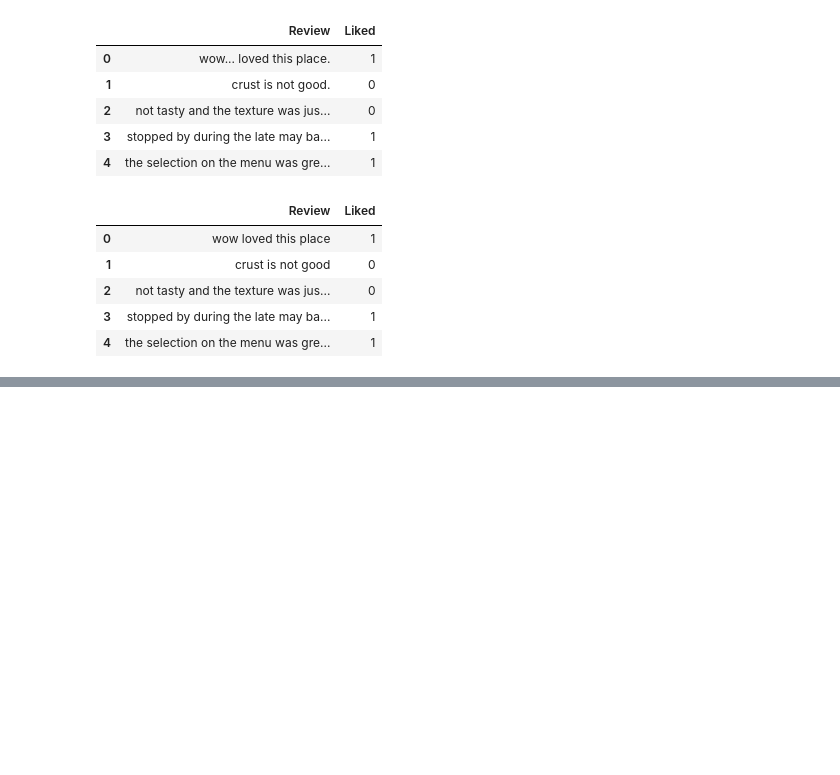
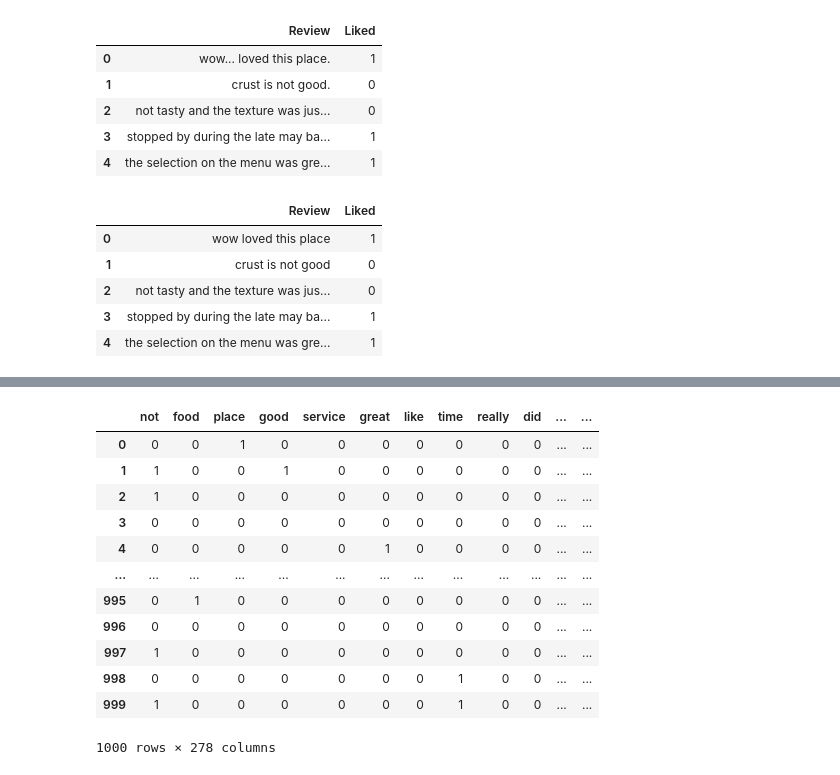
Before and after one commit to BKAPADIA04/DineDetector, a Jupyter notebook: codes/eda.ipynb, the cells around one changed output, grey strips where cells are left out. Drawn from its saved outputs; the diff is of its cells as text; code cells hidden in the pictures; blank space fills up the shorter version.

```diff
--- a/codes/eda.ipynb
+++ b/codes/eda.ipynb
@@ -82,0 +240,16 @@ df.sample(10)
+# %%
+binary_feature_matrix
+# %% [output]
+|  | not | food | place | good | service | great | like | time | really | did | ... | ... |
+| 0 | 0 | 0 | 1 | 0 | 0 | 0 | 0 | 0 | 0 | 0 | ... | ... |
+| 1 | 1 | 0 | 0 | 1 | 0 | 0 | 0 | 0 | 0 | 0 | ... | ... |
+| 2 | 1 | 0 | 0 | 0 | 0 | 0 | 0 | 0 | 0 | 0 | ... | ... |
+| 3 | 0 | 0 | 0 | 0 | 0 | 0 | 0 | 0 | 0 | 0 | ... | ... |
+| 4 | 0 | 0 | 0 | 0 | 0 | 1 | 0 | 0 | 0 | 0 | ... | ... |
+| ... | ... | ... | ... | ... | ... | ... | ... | ... | ... | ... | ... | ... |
+| 995 | 0 | 1 | 0 | 0 | 0 | 0 | 0 | 0 | 0 | 0 | ... | ... |
+| 996 | 0 | 0 | 0 | 0 | 0 | 0 | 0 | 0 | 0 | 0 | ... | ... |
+| 997 | 1 | 0 | 0 | 0 | 0 | 0 | 0 | 0 | 0 | 0 | ... | ... |
+| 998 | 0 | 0 | 0 | 0 | 0 | 0 | 0 | 1 | 0 | 0 | ... | ... |
+| 999 | 1 | 0 | 0 | 0 | 0 | 0 | 0 | 1 | 0 | 0 | ... | ... |
+1000 rows × 278 columns
```
Also changed, not shown: parts of 25 cells of this notebook.
